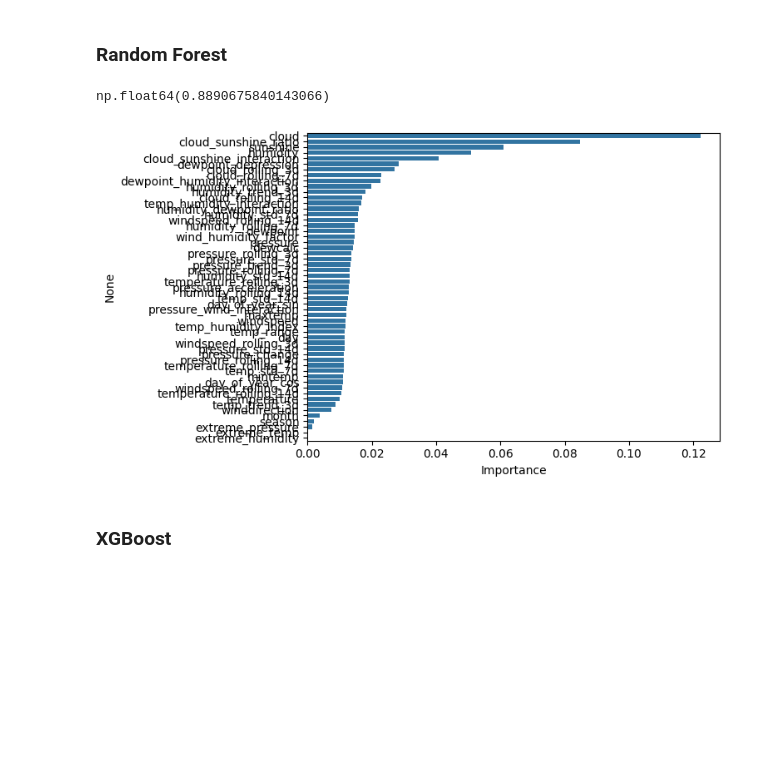
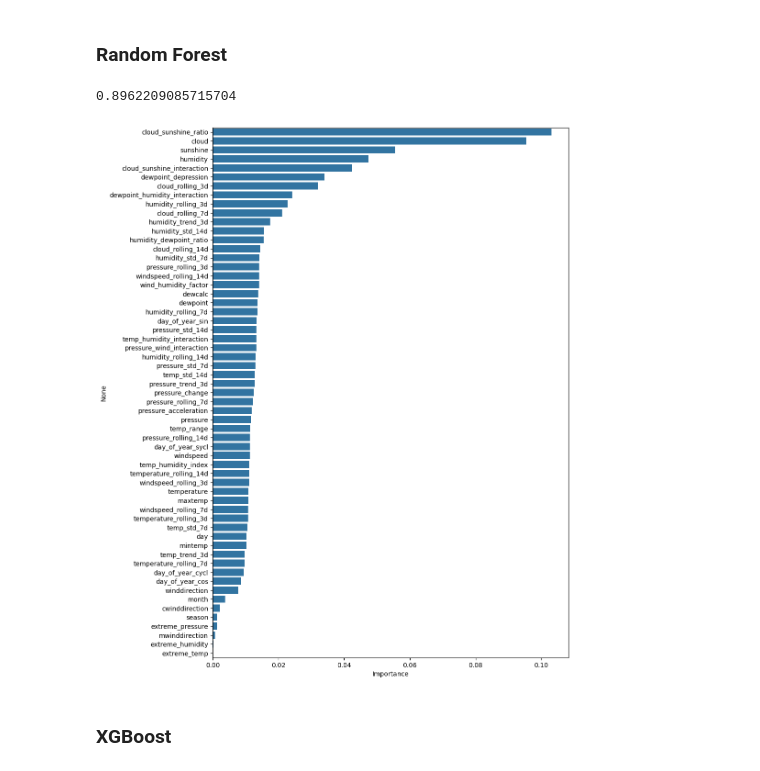
Before and after one commit to einarhre/kaggle-projects, a Jupyter notebook: binarypredictionrainfall.ipynb, the cells around one changed output. Cells and saved outputs as stored; diff of their text form; code cells hidden in the pictures; blank space fills up the shorter version.

```diff
--- a/binarypredictionrainfall.ipynb
+++ b/binarypredictionrainfall.ipynb
@@ -515,6 +515,16 @@ Index(['day', 'pressure', 'maxtemp', 'temperature', 'mintemp', 'dewpoint',
        'humidity', 'cloud', 'sunshine', 'winddirection', 'windspeed',
        'rainfall', 'dewcalc'],
       dtype='object')
+# %%
+# Crude wind direction
+# 1 = North, 2 = North-East, 3 = East, 4 = South-East, 5 = South, 6 = South-West, 7 = West, 8 = North-West.
+train_df['cwinddirection'] = train_df[WINDDIRECTION].transform(lambda x: int(((x + 360/8/2) % 360) // (360/8) + 1))
+test_df['cwinddirection'] = test_df[WINDDIRECTION].transform(lambda x: int(((x + 360/8/2) % 360) // (360/8) + 1))
+# %%
+# Main wind direction
+# 1 = Westerlies (from East), 2 = Easterlies (from West).
+train_df['mwinddirection'] = train_df['cwinddirection'].transform(lambda x: (x-1) // 4 +1 )
+test_df['mwinddirection'] = test_df['cwinddirection'].transform(lambda x: (x-1) // 4 +1)
 # %% [markdown]
 ## **EDA - Exploratory Data Analysis**
 # %% [markdown]
@@ -703,13 +712,18 @@ def engineer_features(df):
 
     # 9. Seasonal features (based on day of year)
     # Convert day to month (1-365 to 1-12)
-    enhanced_df['month'] = ((enhanced_df['day'] - 1) // 30) + 1
-    enhanced_df['month'] = enhanced_df['month'].clip(upper=12)  # Ensure month doesn't exceed 12
+    dm = np.array([31,28,31,30,31,30,31,31,30,31,30,31]) # days in each month (for non-leap years).
+    enhanced_df['month'] = enhanced_df[DAY].transform(lambda x: ((((x - 1) % 365) + 1) > dm.cumsum()).sum() + 1)
 
     # 10. Convert day to season (1-365 to 1-4)
     enhanced_df['season'] = ((enhanced_df['month'] - 1) // 3) + 1
 
-    # 11. Sine and cosine transformations to capture cyclical nature of days in a year
+    # 10.5 Cyloid feature of the temperature and dew temperature.
+    enhanced_df['day_of_year_sycl'] = 2 * np.pi * ((enhanced_df[DAY] - 1) % 365 + 1) / 365 - np.sin(2 * np.pi * enhanced_df[DAY] / 365)
+    enhanced_df['day_of_year_cycl'] = 1  -  np.cos(2 * np.pi * enhanced_df[DAY] / 365 )
+
+
+    # 11. Sine and cosine transformations to capture cyclical nature of pressure in a year
     enhanced_df['day_of_year_sin'] = np.sin(2 * np.pi * enhanced_df['day'] / 365)
     enhanced_df['day_of_year_cos'] = np.cos(2 * np.pi * enhanced_df['day'] / 365)
 
@@ -918,17 +932,18 @@ y_pred_test_rf = rf.predict_proba(x_test)
 rf_score = roc_auc_score(y_test, y_pred_test_rf[:,1])
 rf_score
 # %% [output]
-np.float64(0.8890675840143066)
+0.8962209085715704
 # %%
 # Plot the feature importance
+f, ax = plt.subplots(1,1,figsize=(10,15))
 
 importances = rf.feature_importances_
 
 importance_df = pd.DataFrame(importances, index = columns, columns = ['Importance']).sort_values(by = 'Importance', ascending = False)
 
-sns.barplot(x=importance_df.Importance,y=importance_df.index);
+sns.barplot(x=importance_df.Importance,y=importance_df.index,ax=ax);
 # %% [output]
-[figure, old version]
+[figure, new version]
 # %%
 submission = pd.read_csv(path_input + "/sample_submission.csv")
 submission['rainfall'] = 1 - rf.predict_proba(test_scaled)
```
Also changed, not shown: parts of 9 cells of this notebook.
